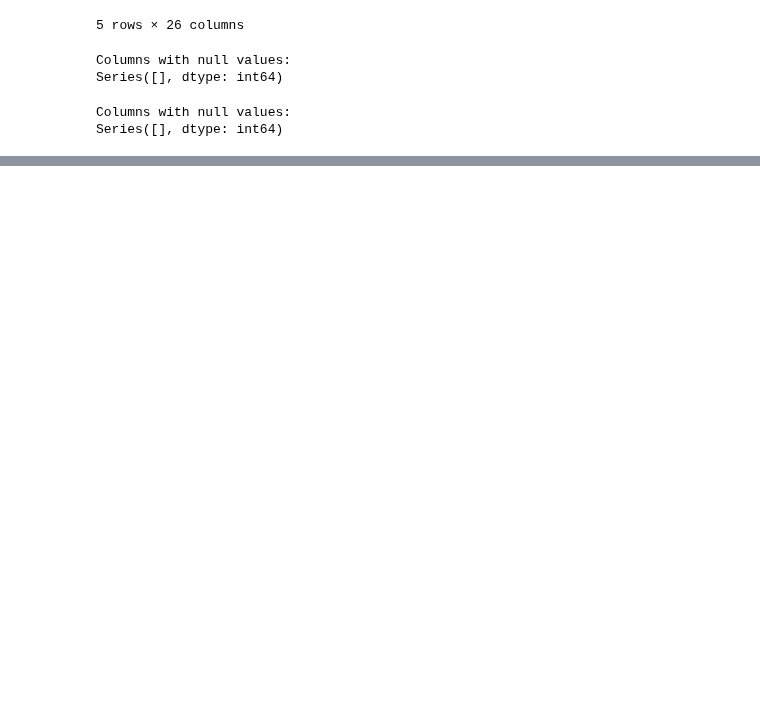
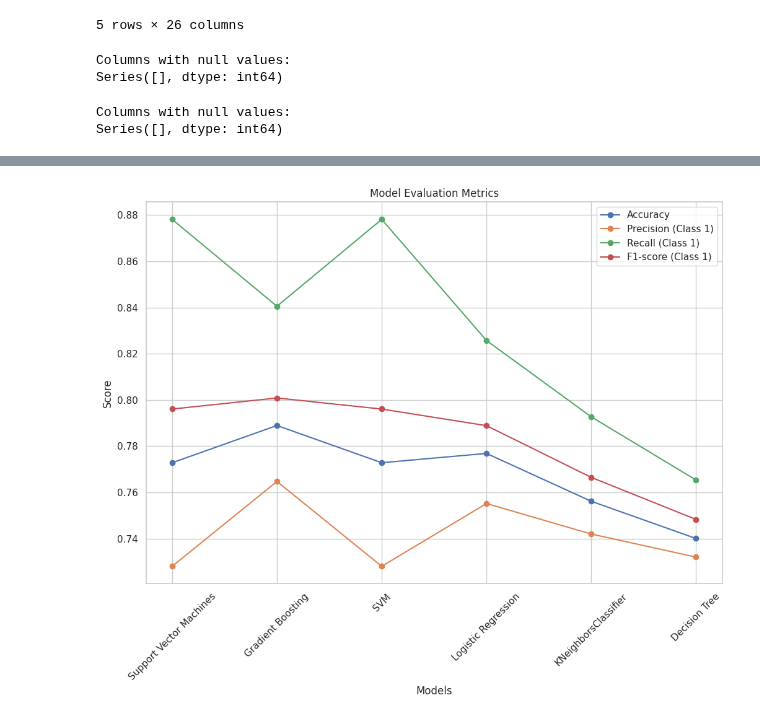
Before and after one commit to kaggle-Challenge-Team-9/Kaggle_challenge, a Jupyter notebook: Kaggle_challenge.ipynb, the cells around one changed output, grey strips where cells are left out. Saved outputs shown, nothing was run; the diff lists cells and outputs as text; code cells hidden in the pictures; blank space fills up the shorter version.

```diff
--- a/Kaggle_challenge.ipynb
+++ b/Kaggle_challenge.ipynb
@@ -495,2 +682,16 @@ Validation Accuracy: 0.772857964347326
 [interactive output not drawn]
 [interactive output not drawn]
+# %%
+# Evaluate dt model
+accuracy_dt = dt_model.score(X_val, y_val)
+print("dt regression model accuracy:", accuracy_dt)
+
+# Confusion Matrix for dt
+dt_conf_matrix = confusion_matrix(y_val, dt_model.predict(X_val))
+print("dt Confusion Matrix:")
+print(dt_conf_matrix)
+
+# Classification Report for dt
+dt_classification_report = classification_report(y_val, dt_model.predict(X_val))
+print("dt Classification Report:")
+print(dt_classification_report)
@@ -496,0 +712,61 @@ Validation Accuracy: 0.772857964347326
+# %%
+import matplotlib.pyplot as plt
+from sklearn.metrics import precision_recall_fscore_support
+
+# Accuracy scores
+models = ['Support Vector Machines', 'Gradient Boosting', 'SVM', 'Logistic Regression', 'KNeighborsClassifier', 'Decision Tree']
+accuracies = [accuracy_svm, accuracy_gb, accuracy_svm, accuracy_logistic, accuracy_knn, accuracy_dt]
+
+# Precision, recall, F1-score for class 1
+precision = {
+    'Support Vector Machines': precision_recall_fscore_support(y_val, svm_model.predict(X_val))[0][1],
+    'Gradient Boosting': precision_recall_fscore_support(y_val, gbm_model.predict(X_val))[0][1],
+    'SVM': precision_recall_fscore_support(y_val, svm_model.predict(X_val))[0][1],
+    'Logistic Regression': precision_recall_fscore_support(y_val, logistic_model.predict(X_val))[0][1],
+    'KNeighborsClassifier': precision_recall_fscore_support(y_val, knn_model.predict(X_val))[0][1],
+    'Decision Tree': precision_recall_fscore_support(y_val, dt_model.predict(X_val))[0][1]
+}
+recall = {
+    'Support Vector Machines': precision_recall_fscore_support(y_val, svm_model.predict(X_val))[1][1],
+    'Gradient Boosting': precision_recall_fscore_support(y_val, gbm_model.predict(X_val))[1][1],
+    'SVM': precision_recall_fscore_support(y_val, svm_model.predict(X_val))[1][1],
+    'Logistic Regression': precision_recall_fscore_support(y_val, logistic_model.predict(X_val))[1][1],
+    'KNeighborsClassifier': precision_recall_fscore_support(y_val, knn_model.predict(X_val))[1][1],
+    'Decision Tree': precision_recall_fscore_support(y_val, dt_model.predict(X_val))[1][1]
+}
+f1_score = {
+    'Support Vector Machines': precision_recall_fscore_support(y_val, svm_model.predict(X_val))[2][1],
+    'Gradient Boosting': precision_recall_fscore_support(y_val, gbm_model.predict(X_val))[2][1],
+    'SVM': precision_recall_fscore_support(y_val, svm_model.predict(X_val))[2][1],
+    'Logistic Regression': precision_recall_fscore_support(y_val, logistic_model.predict(X_val))[2][1],
+    'KNeighborsClassifier': precision_recall_fscore_support(y_val, knn_model.predict(X_val))[2][1],
+    'Decision Tree': precision_recall_fscore_support(y_val, dt_model.predict(X_val))[2][1]
+}
+
+# Plotting
+plt.figure(figsize=(12, 8))
+
+# Plot accuracy
+plt.plot(models, accuracies, marker='o', label='Accuracy')
+
+# Plot precision for class 1
+plt.plot(models, [precision[model] for model in models], marker='o', label='Precision (Class 1)')
+
+# Plot recall for class 1
+plt.plot(models, [recall[model] for model in models], marker='o', label='Recall (Class 1)')
+
+# Plot F1-score for class 1
+plt.plot(models, [f1_score[model] for model in models], marker='o', label='F1-score (Class 1)')
+
+# Add legend and labels
+plt.legend()
+plt.xlabel('Models')
+plt.ylabel('Score')
+plt.title('Model Evaluation Metrics')
+plt.grid(True)
+plt.xticks(rotation=45)
+
+# Show plot
+plt.show()
+# %% [output]
+[figure, added]
```
Also changed, not shown: parts of 18 cells of this notebook.
